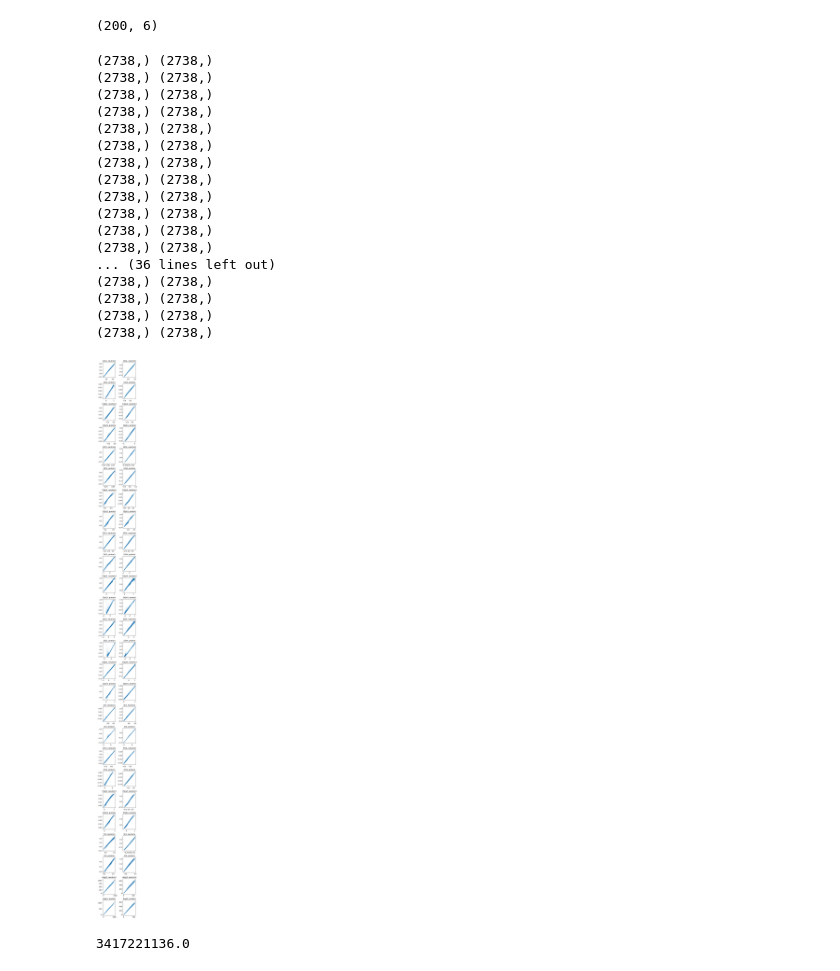
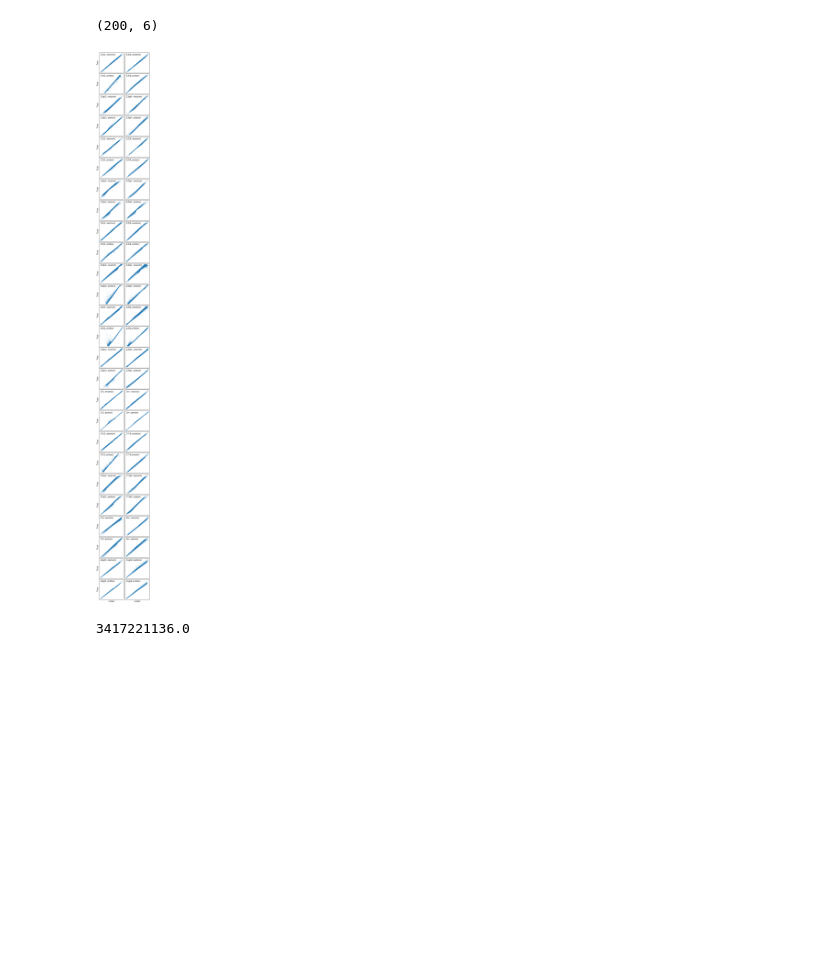
Before and after one commit to buqeye/compton-scattering, a Jupyter notebook: notebooks/observables_with_lecs.ipynb, the cells around one changed output. Cells and saved outputs as stored; diff of their text form; code cells hidden in the pictures; blank space fills up the shorter version.

```diff
--- a/notebooks/observables_with_lecs.ipynb
+++ b/notebooks/observables_with_lecs.ipynb
@@ -18,3 +15,5 @@ The autoreload extension is already loaded. To reload it, use:
+# %%
+mpl.rc('savefig', transparent=False, bbox='tight', pad_inches=0.05, dpi=300, format='png')
 # %%
 mpl.rcParams['figure.dpi'] = 150
 # %% [markdown]
@@ -323,3 +323,5 @@ array([3, 4])
+# %%
+sd_exp = 0.05  # Guess from fig A.9 from Martel Thesis
 # %%
 from compton import ComptonObservable, proton_pol_vec_mean, neutron_pol_vec_mean, \
     proton_pol_vec_std, neutron_pol_vec_std
@@ -350,12 +351,17 @@ for (obs, nucleon, order), index in groups.groups.items():
         name=obs if obs != 'crosssection' else 'dsg',
         order=order,
         nucleon=nucleon,
-        cov_p=cov_p
+        cov_p=cov_p,
     )
     p0 = proton_pol_vec_mean if nucleon == 'proton' else neutron_pol_vec_mean
 #     print(len(p0))
     compton_obs[obs, nucleon, order, 'nonlinear'] = ComptonObservable(**obs_kwargs)
-    compton_obs[obs, nucleon, order, 'linear'] = ComptonObservable(**obs_kwargs, p0=p0)
+
+    cov_data = sd_exp**2 * np.eye(len(df_n))
+    if obs == 'crosssection':
+        pred_i = compton_obs[obs, nucleon, order, 'nonlinear'](p0)
+        cov_data *= pred_i[:, None] * pred_i
+    compton_obs[obs, nucleon, order, 'linear'] = ComptonObservable(**obs_kwargs, p0=p0, cov_data=cov_data)
 # %%
 compton_obs
 # %% [output]
@@ -387,41 +393,34 @@ print(p_proton.shape)
 # %%
 ncols = 2
 nrows = int(np.ceil(len(groups.groups.items())/ncols))
 
-fig, axes = plt.subplots(nrows, ncols, figsize=(2*ncols, 2*nrows))
+fig, axes = plt.subplots(nrows, ncols, figsize=(2*ncols, 1.5*nrows))
 for i, (obs, nucleon, order) in enumerate(groups.groups.keys()):
     ax = axes.ravel()[i]
     p = p_proton if nucleon == 'proton' else p_neutron
     pred = np.array([compton_obs[obs, nucleon, order, 'nonlinear'](p_i) for p_i in p])
     pred_lin = np.array([compton_obs[obs, nucleon, order, 'linear'](p_i) for p_i in p])
     ax.plot(pred_lin.ravel(), pred.ravel(), ls='', marker='o', markersize=0.1)
-    ax.set_title(compton_obs[obs, nucleon, order, 'nonlinear'])
-    print(compton_obs[obs, nucleon, order, 'nonlinear'].omega_lab.shape,
-          compton_obs[obs, nucleon, order, 'nonlinear'].degrees_lab.shape)
+#     ax.set_title(compton_obs[obs, nucleon, order, 'nonlinear'])
+    ax.text(0.05, 0.95, compton_obs[obs, nucleon, order, 'nonlinear'], transform=ax.transAxes,
+           ha='left', va='top', bbox=dict(boxstyle='round', alpha=0))
+    ax.set_xticks([])
+    ax.set_yticks([])
+#     print(compton_obs[obs, nucleon, order, 'nonlinear'].omega_lab.shape,
+#           compton_obs[obs, nucleon, order, 'nonlinear'].degrees_lab.shape)
 
     bound = 1.5*np.max([np.abs(pred), np.abs(pred_lin)])
     col = LineCollection([np.array([[-bound, bound], [-bound, bound]]).T], colors='lightgray')
     ax.add_collection(col, autolim=False)
-fig.tight_layout()
+    if i % 2 == 0:
+        ax.set_ylabel('True')
+
+axes[-1, 0].set_xlabel('Linear')
+axes[-1, 1].set_xlabel('Linear')
+fig.tight_layout(h_pad=0, w_pad=0.3)
+fig.savefig('figures/true_vs_linear_observables')
 # %% [output]
-(2738,) (2738,)
-(2738,) (2738,)
-(2738,) (2738,)
-(2738,) (2738,)
-(2738,) (2738,)
-(2738,) (2738,)
-(2738,) (2738,)
-(2738,) (2738,)
-(2738,) (2738,)
-(2738,) (2738,)
-(2738,) (2738,)
-(2738,) (2738,)
-... (36 lines left out)
-(2738,) (2738,)
-(2738,) (2738,)
-(2738,) (2738,)
-(2738,) (2738,)
-[figure, old version]
+[figure, new version]
 # %%
 sp.special.comb(2738, 3)
 # %% [output]
```
Also changed, not shown: parts of 19 cells of this notebook, 40 other files.
